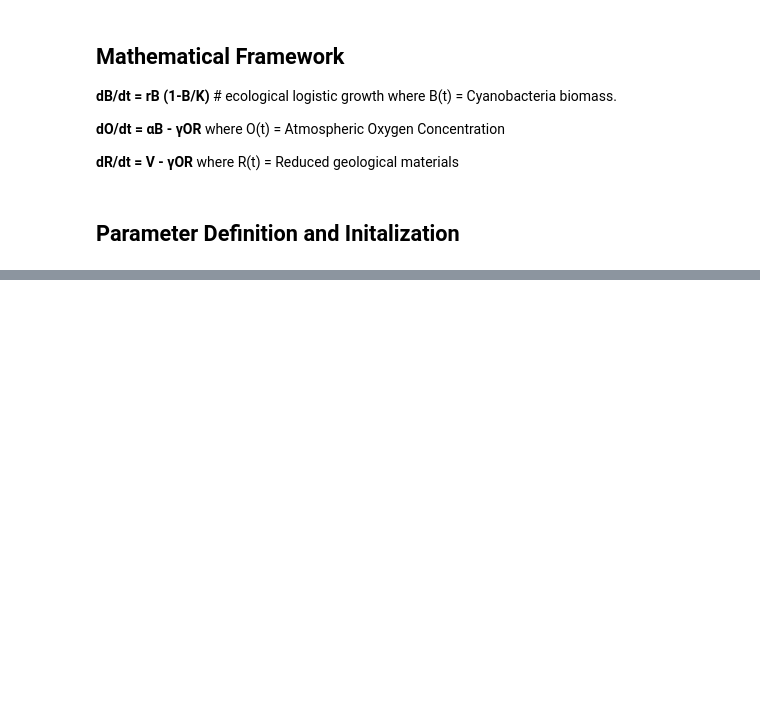
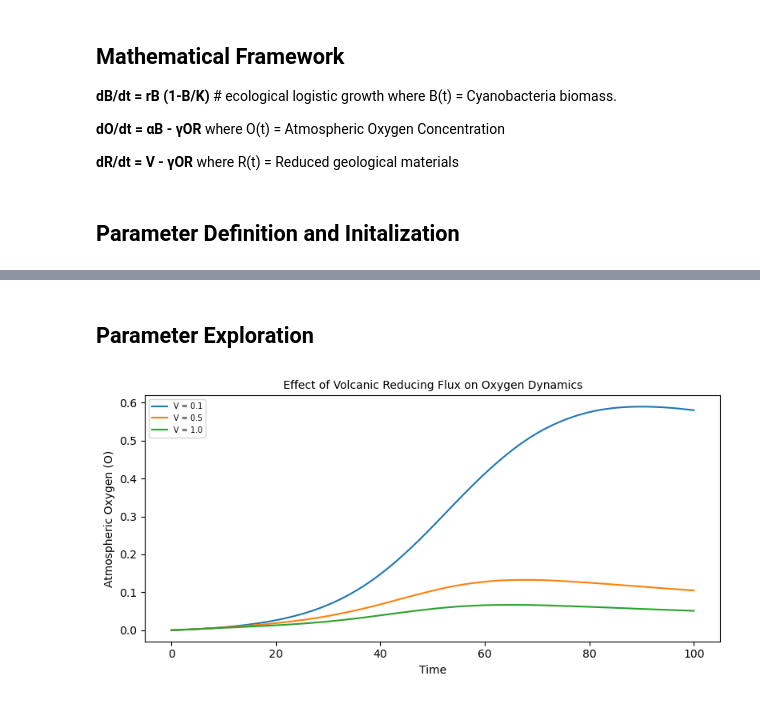
Before and after one commit to DataxEnv/GOE-oxygen-model, a Jupyter notebook: oxygenation_model.ipynb, the cells around one changed output, grey strips where cells are left out. Drawn from its saved outputs; the diff is of its cells as text; code cells hidden in the pictures; blank space fills up the shorter version.

```diff
--- a/oxygenation_model.ipynb
+++ b/oxygenation_model.ipynb
@@ -88,0 +106,30 @@ plt.show()
+# %% [markdown]
+## Parameter Exploration
+# %%
+V_values = [0.1, 0.5, 1.0]
+
+plt.figure(figsize=(8,4))
+
+for V_test in V_values:
+
+    sol = solve_ivp(
+        oxygen_model,
+        t_span,
+        Y0,
+        t_eval=t_eval,
+        args=(r, K, α, γ, V_test))
+
+    dO = sol.y[1]
+
+    plt.plot(t_eval,  dO, label=f"V = {V_test}")
+
+plt.xlabel("Time")
+plt.ylabel("Atmospheric Oxygen (O)")
+plt.title("Effect of Volcanic Reducing Flux on Oxygen Dynamics", fontsize=10)
+
+plt.legend(fontsize='x-small')
+
+plt.tight_layout()
+plt.show()
+# %% [output]
+[figure, added]
```
Also changed, not shown: parts of 7 cells of this notebook.
